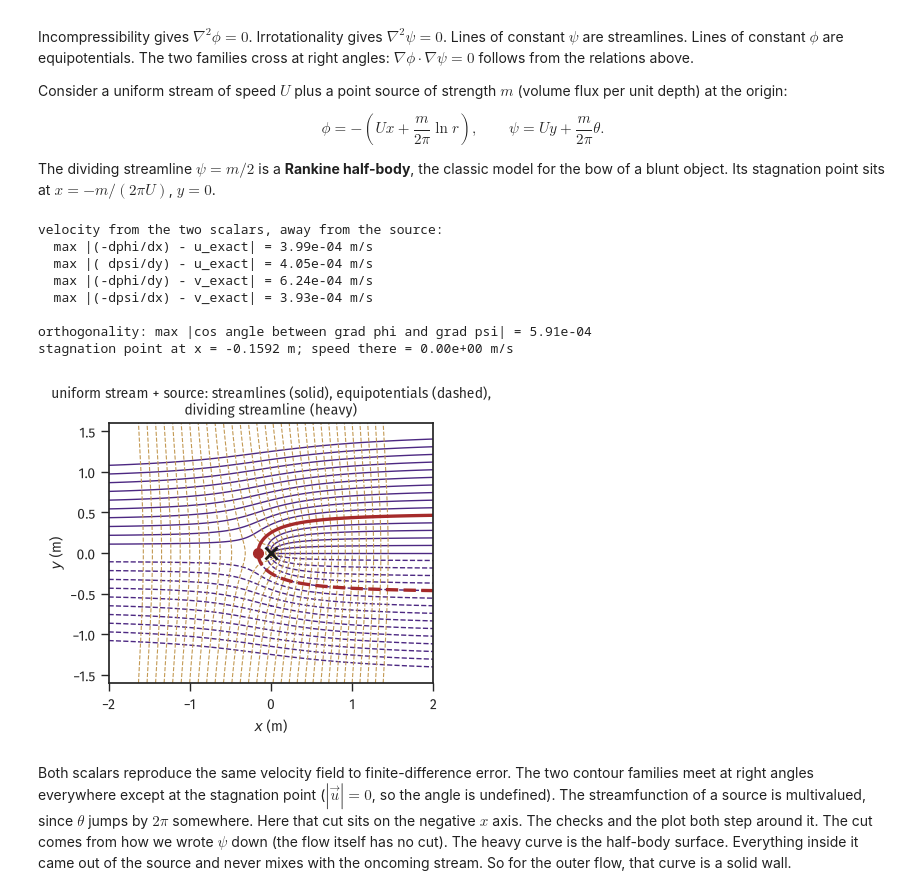
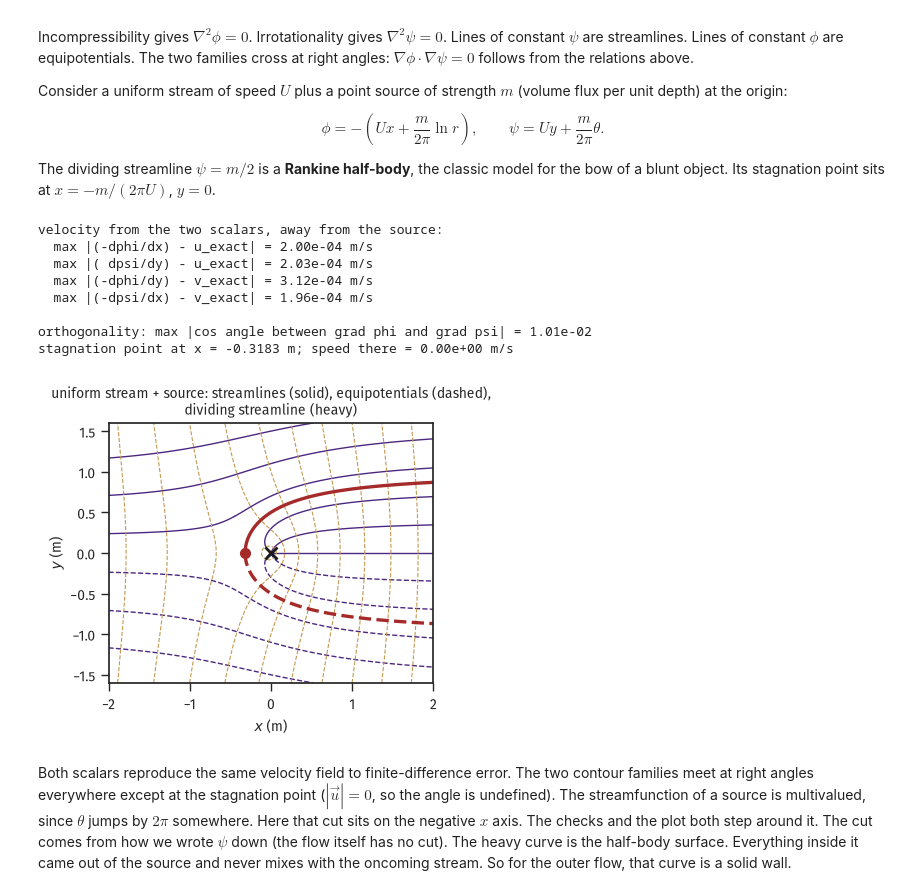
Before and after one commit to nathanlaxague/ocean-waves-and-tides, a Jupyter notebook: weekly_notebooks/week03_fluid_kinematics.ipynb, the cells around one changed output. Cells and saved outputs as stored; diff of their text form; code cells hidden in the pictures.

```diff
--- a/weekly_notebooks/week03_fluid_kinematics.ipynb
+++ b/weekly_notebooks/week03_fluid_kinematics.ipynb
@@ -301,7 +301,7 @@ $$\phi = -\left(Ux + \frac{m}{2\pi}\ln r\right), \qquad
 The dividing streamline $\psi = m/2$ is a **Rankine half-body**, the classic model for
 the bow of a blunt object. Its stagnation point sits at $x = -m/(2\pi U)$, $y = 0$.
 # %%
-U_inf, m_src = 0.1, 2.0        # stream speed (m/s), source strength (m^2/s)
+U_inf, m_src = 0.5, 1.0        # stream speed (m/s), source strength (m^2/s)
 
 xg, yg = np.meshgrid(np.linspace(-2.0, 2.0, 401), np.linspace(-1.6, 1.6, 321))
 r2 = xg**2 + yg**2
@@ -329,40 +329,40 @@ print(f'  max |(-dpsi/dx) - v_exact| = {np.abs(-dpsi_dx - v_exact)[mask].max():.
 
 dot = dphi_dx*dpsi_dx + dphi_dy*dpsi_dy
 norm = np.hypot(dphi_dx, dphi_dy)*np.hypot(dpsi_dx, dpsi_dy)
 print(f'\northogonality: max |cos angle between grad phi and grad psi| = '
       f'{np.abs(dot/norm)[mask].max():.2e}')
 
 x_stag = -m_src/(2*np.pi*U_inf)
 print(f'stagnation point at x = {x_stag:.4f} m; '
       f'speed there = {np.hypot(U_inf + m_src/(2*np.pi*x_stag), 0.0):.2e} m/s')
 
 psi_plot = np.where((xg < 0) & (np.abs(yg) < 0.5*dy), np.nan, psi)
 
 fig, ax = plt.subplots(figsize=(fs.fullwidth*0.8, 3.8))
 ax.contour(xg, yg, psi_plot, levels=np.linspace(-3, 3, 31), colors=[fs.color_list[0]],
            linewidths=1.0)
 ax.contour(xg, yg, phi, levels=np.linspace(-3, 3, 31), colors=[fs.color_list[3]],
            linewidths=0.8, linestyles='--')
 ax.contour(xg, yg, psi_plot, levels=[-m_src/2, m_src/2], colors=[fs.color_list[2]],
            linewidths=2.4)
 ax.plot(x_stag, 0, 'o', ms=7, color=fs.color_list[2])
 ax.plot(0, 0, 'x', ms=8, mew=2, color='k')
 ax.set_aspect('equal'); ax.grid(False)
 ax.set_xlabel('$x$ (m)'); ax.set_ylabel('$y$ (m)')
 ax.set_title('uniform stream + source: streamlines (solid), equipotentials (dashed),\n'
              'dividing streamline (heavy)')
 fig.tight_layout()
 plt.show()
 # %% [output]
 velocity from the two scalars, away from the source:
-  max |(-dphi/dx) - u_exact| = 3.99e-04 m/s
-  max |( dpsi/dy) - u_exact| = 4.05e-04 m/s
-  max |(-dphi/dy) - v_exact| = 6.24e-04 m/s
-  max |(-dpsi/dx) - v_exact| = 3.93e-04 m/s
+  max |(-dphi/dx) - u_exact| = 2.00e-04 m/s
+  max |( dpsi/dy) - u_exact| = 2.03e-04 m/s
+  max |(-dphi/dy) - v_exact| = 3.12e-04 m/s
+  max |(-dpsi/dx) - v_exact| = 1.96e-04 m/s
 
-orthogonality: max |cos angle between grad phi and grad psi| = 5.91e-04
-stagnation point at x = -0.1592 m; speed there = 0.00e+00 m/s
+orthogonality: max |cos angle between grad phi and grad psi| = 1.01e-02
+stagnation point at x = -0.3183 m; speed there = 0.00e+00 m/s
-[figure, old version]
+[figure, new version]
 # %% [markdown]
 Both scalars reproduce the same velocity field to finite-difference error. The two
 contour families meet at right angles everywhere except at the stagnation point
```
Also changed, not shown: 3 other files.
